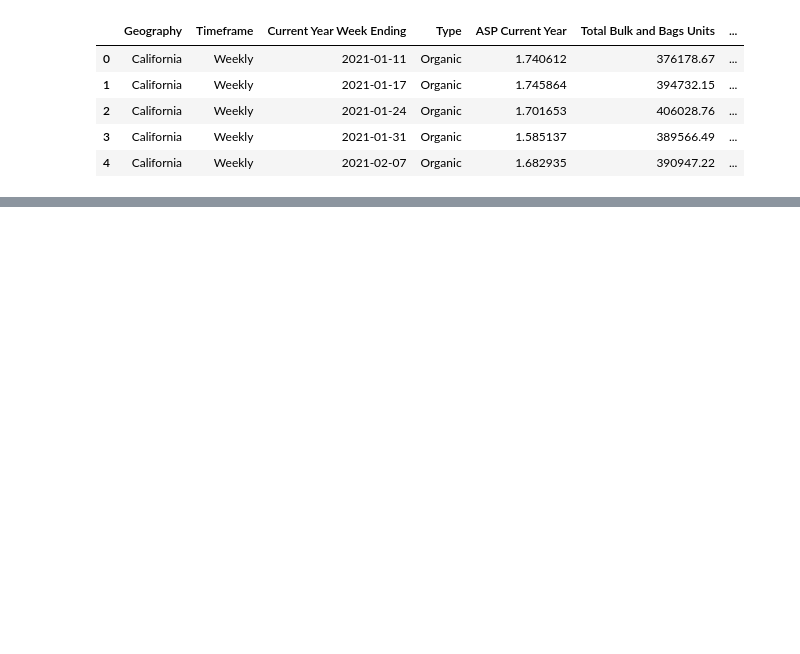
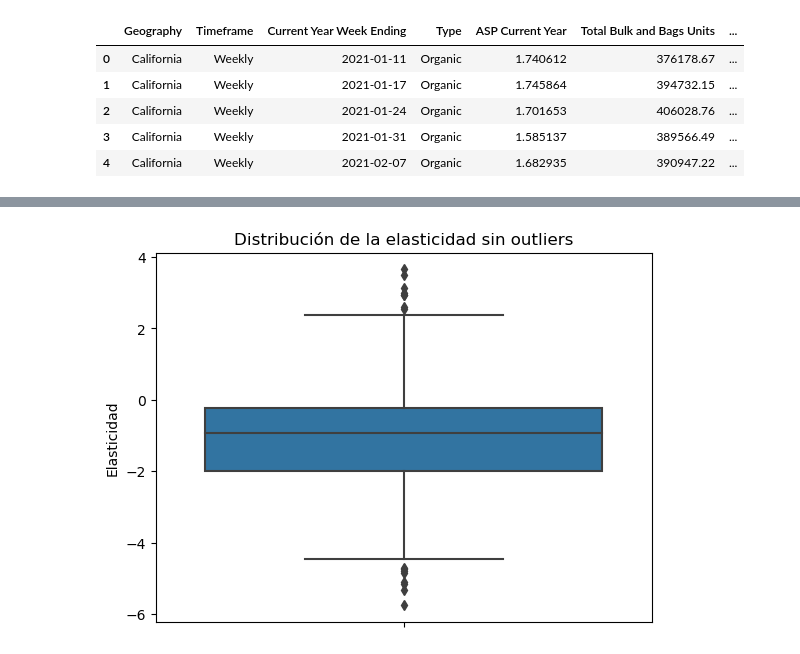
Before and after one commit to arboldeku/Avocado-2.0, a Jupyter notebook: code/modelo_regresion_limpio.ipynb, the cells around one changed output, grey strips where cells are left out. Saved outputs shown, nothing was run; the diff lists cells and outputs as text; code cells hidden in the pictures; blank space fills up the shorter version.

```diff
--- a/code/modelo_regresion_limpio.ipynb
+++ b/code/modelo_regresion_limpio.ipynb
@@ -66,0 +109,18 @@ california_base_df.head()
+# %%
+# Calcular Q1, Q3 y el IQR de la variable 'Elasticity'
+Q1 = california_base_df['Elasticity'].quantile(0.25)
+Q3 = california_base_df['Elasticity'].quantile(0.75)
+IQR = Q3 - Q1
+
+# Definir los límites inferior y superior
+lower_bound = Q1 - 1.5 * IQR
+upper_bound = Q3 + 1.5 * IQR
+
+# Filtrar los datos para eliminar los outliers
+california_base_df_no_outliers = california_base_df[
+    (california_base_df['Elasticity'] >= lower_bound) &
+    (california_base_df['Elasticity'] <= upper_bound)
+]
+
+# Ver los primeros registros después de la eliminación de outliers
+print(california_base_df_no_outliers[['Elasticity']].head())
@@ -66,0 +163,15 @@ california_base_df.head()
+# %%
+# Asegúrate de que la columna 'Elasticity' existe y está limpia
+if 'Elasticity' in california_base_df_no_outliers.columns:
+    # Crear el boxplot
+    elasticity_plot = sns.boxplot(data=california_base_df_no_outliers, y='Elasticity')
+    elasticity_plot.set_title('Distribución de la elasticidad sin outliers')
+    elasticity_plot.set_ylabel('Elasticidad')
+    elasticity_plot.set_xlabel('')
+
+    # Mostrar el gráfico
+    plt.show()
+else:
+    print("La columna 'Elasticity' no existe en el DataFrame.")
+# %% [output]
+[figure, added]
```
Also changed, not shown: parts of 20 cells of this notebook, 3 other files.
